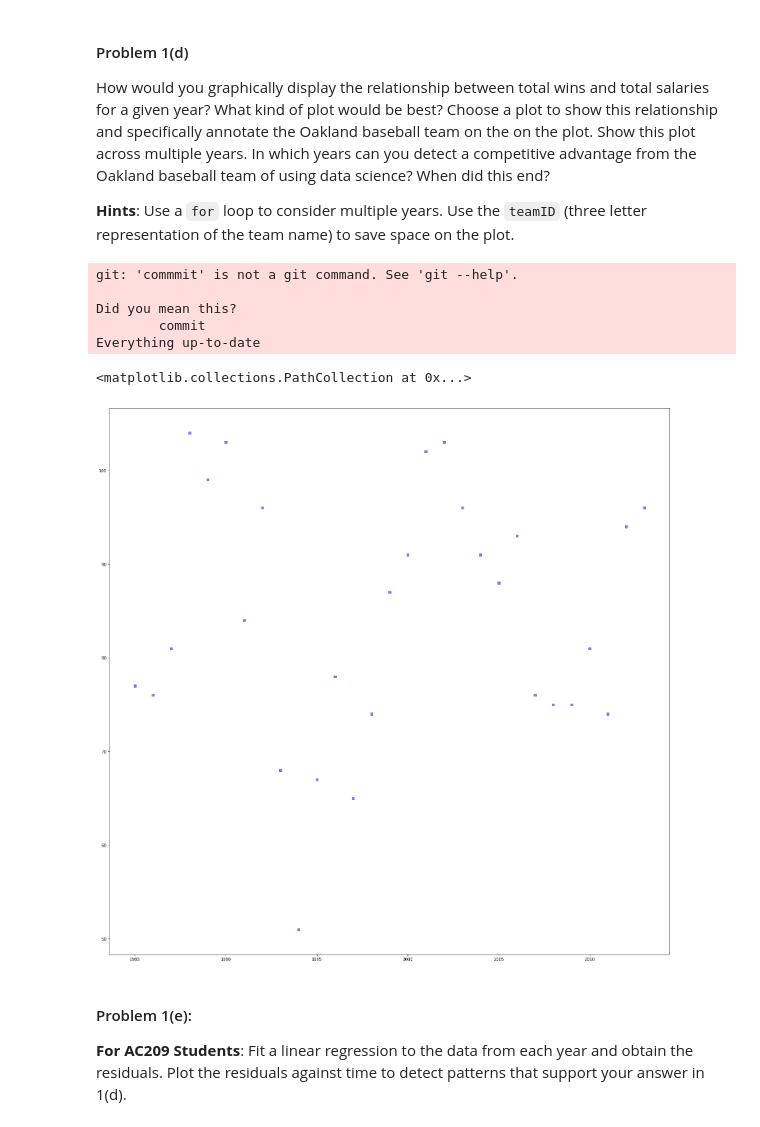
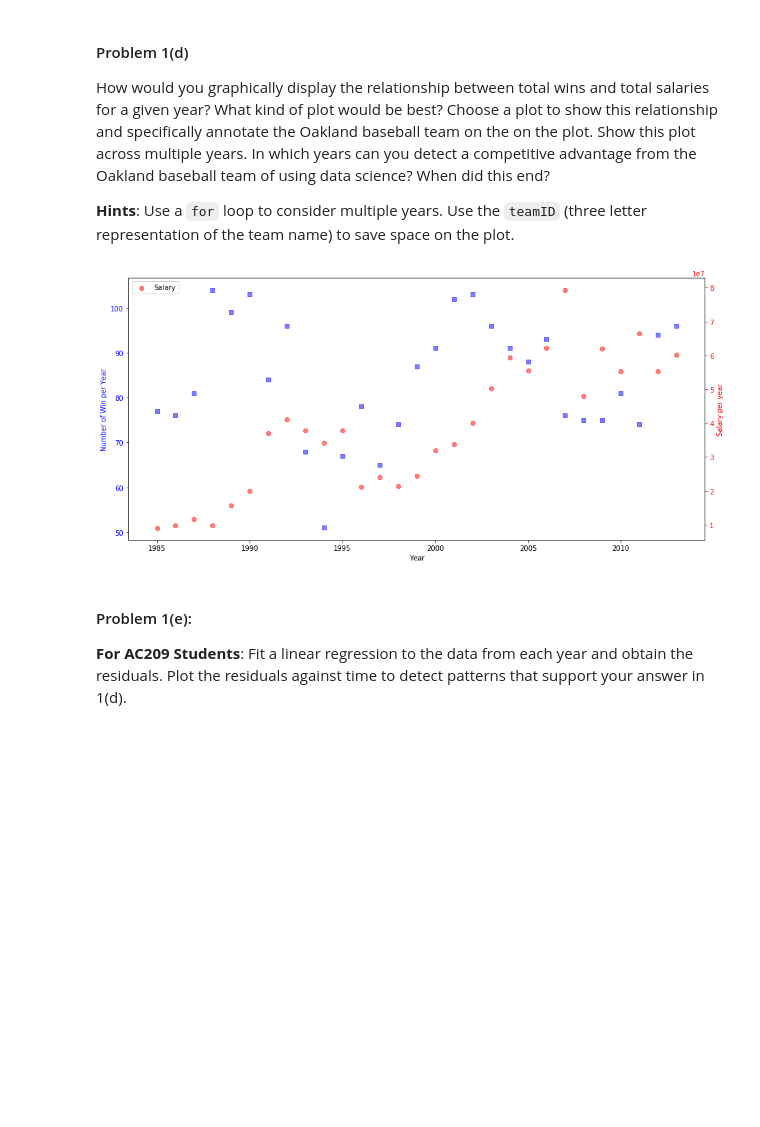
Before and after one commit to Theerit/2014, a Jupyter notebook: homework/HW1.ipynb, the cells around one changed output. Drawn from its saved outputs; the diff is of its cells as text; code cells hidden in the pictures; blank space fills up the shorter version.

Commit message:
Must fix problem 1(d)

```diff
--- a/homework/HW1.ipynb
+++ b/homework/HW1.ipynb
@@ -131,26 +131,30 @@ How would you graphically display the relationship between total wins and total
 # %%
 %%bash
 git add HW1.ipynb
-git commit -m 'Working on probplem 1(d)'
+git commit -m 'Must fix problem 1(d)'
 git push
-# %% [output]
-git: 'commmit' is not a git command. See 'git --help'.
-
-Did you mean this?
-        commit
-Everything up-to-date
 # %%
 #your code here
 #plt.scatter(summary.yearID[summary.teamID =='OAK'],summary.W[summary.teamID =='OAK'])
 
 year = summary.yearID[summary.teamID =='OAK']
 win = summary.W[summary.teamID =='OAK']
 sal = summary.salary[summary.teamID =='OAK']
-fig,ax = plt.subplots(figsize=(25,25))
-ax.scatter(year,win,alpha=0.5,s=40,c='blue',marker ='s')
+fig,ax = plt.subplots(figsize=(15,7))
+
+#Plotting
+ax.scatter(year,win,alpha=0.5,s=40,c='blue',marker ='s',label = 'Win')
+ax.set_ylabel('Number of Win per Year',color ='blue')
+ax.tick_params('y', colors='blue')
+ax.set_xlabel('Year')
+
+ax2 = ax.twinx()
+ax2.scatter(year,sal,alpha=0.5,s=40,c='red',marker ='o',label = 'Salary')
+ax2.set_ylabel('Salary per year',color ='red')
+ax2.tick_params('y', colors='red')
+plt.legend(loc='upper left');
 # %% [output]
-<matplotlib.collections.PathCollection at 0x...>
-[figure, old version]
+[figure, new version]
 # %% [markdown]
 #### Problem 1(e):
 
```
